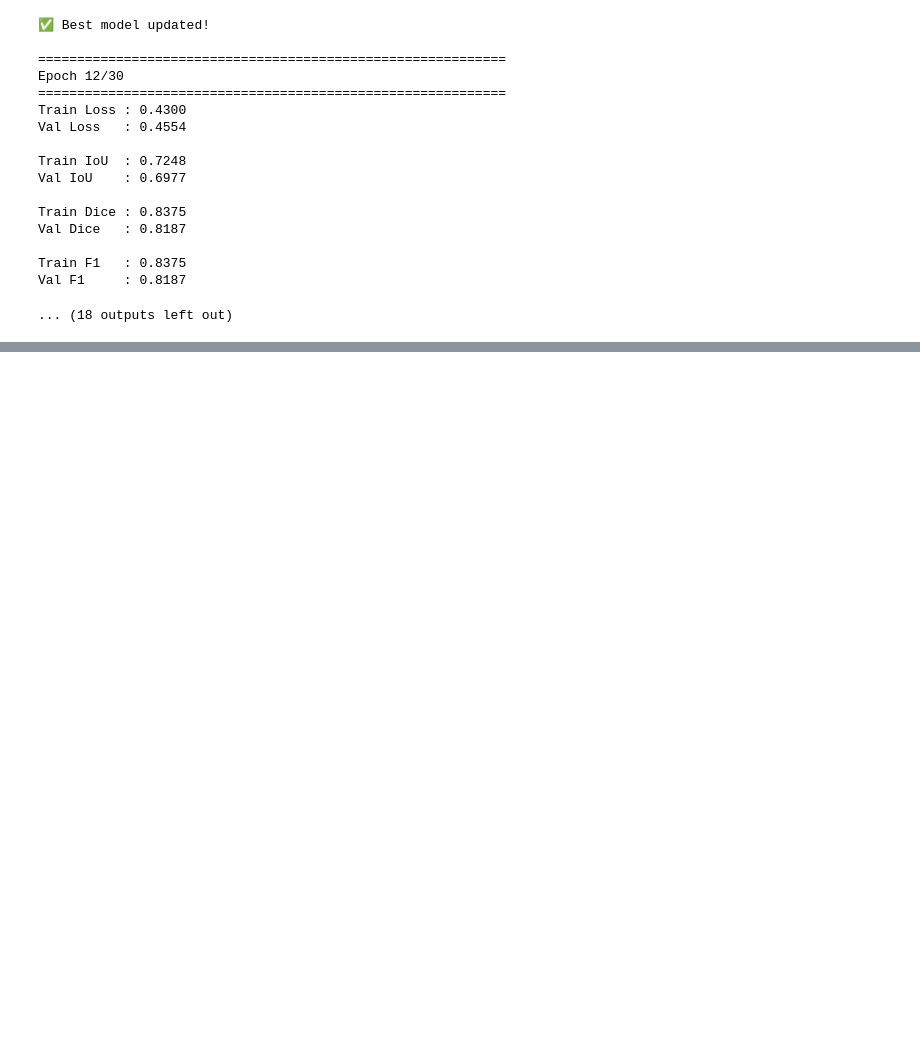
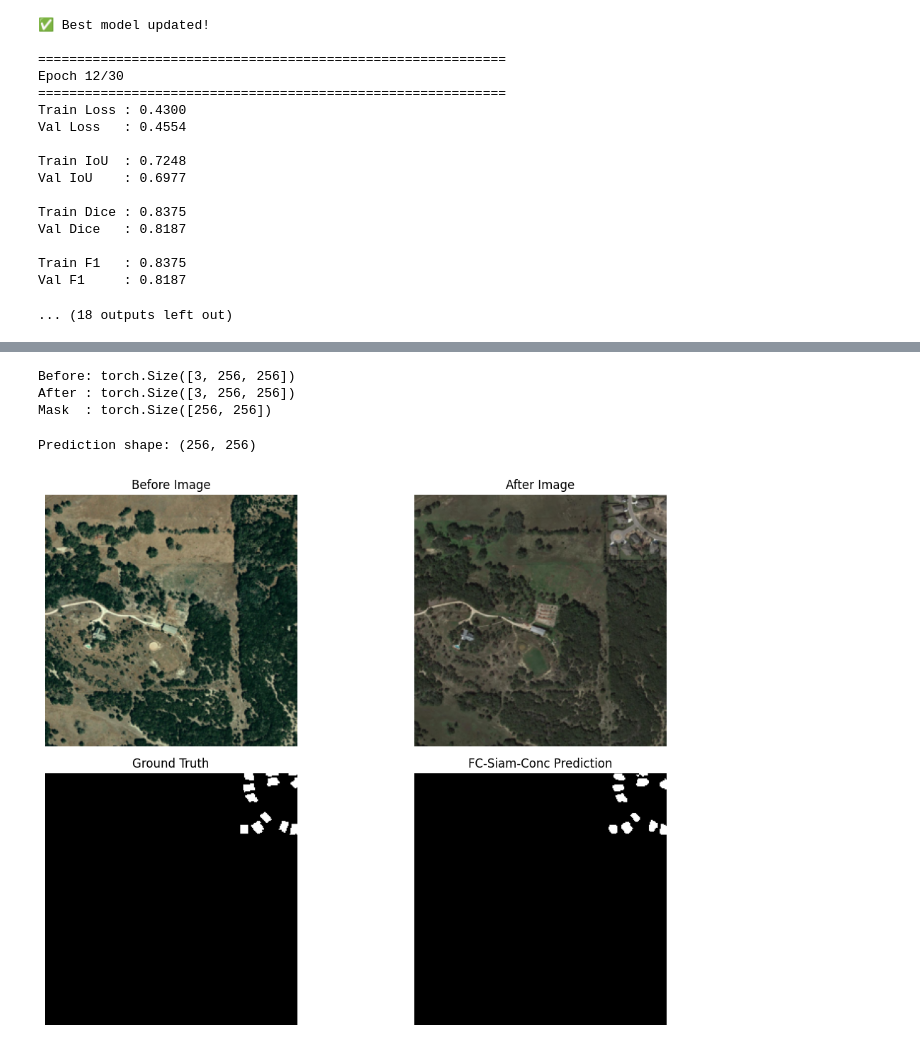
Before and after one commit to Balasrivatsa9102005/Satellite-Imagery-Detection-for-Disaster-Response, a Jupyter notebook: notebooks/04_Training the FC-Siam-Conc Model.ipynb, the cells around one changed output, grey strips where cells are left out. Drawn from its saved outputs; the diff is of its cells as text; code cells hidden in the pictures; blank space fills up the shorter version.

Commit message:
tested baseline model

```diff
--- a/notebooks/04_Training the FC-Siam-Conc Model.ipynb
+++ b/notebooks/04_Training the FC-Siam-Conc Model.ipynb
@@ -710,0 +793,36 @@ Val F1     : 0.8187
+# %%
+import matplotlib.pyplot as plt
+import torch
+import numpy as np
+
+before, after, mask = test_dataset[0]
+
+print("Before:", before.shape)
+print("After :", after.shape)
+print("Mask  :", mask.shape)
+# %% [output]
+Before: torch.Size([3, 256, 256])
+After : torch.Size([3, 256, 256])
+Mask  : torch.Size([256, 256])
+# %%
+model.eval()
+
+with torch.no_grad():
+
+    before_input = before.unsqueeze(0).to(DEVICE)
+    after_input = after.unsqueeze(0).to(DEVICE)
+
+    output = model(
+        before_input,
+        after_input
+    )
+
+    prediction = torch.sigmoid(output)
+
+    prediction = (prediction > 0.5).float()
+
+prediction = prediction.squeeze().cpu().numpy()
+
+print("Prediction shape:", prediction.shape)
+# %% [output]
+Prediction shape: (256, 256)
@@ -710,0 +858,27 @@ Val F1     : 0.8187
+# %%
+plt.figure(figsize=(12, 8))
+
+plt.subplot(2, 2, 1)
+plt.imshow(before_image)
+plt.title("Before Image")
+plt.axis("off")
+
+plt.subplot(2, 2, 2)
+plt.imshow(after_image)
+plt.title("After Image")
+plt.axis("off")
+
+plt.subplot(2, 2, 3)
+plt.imshow(ground_truth, cmap="gray")
+plt.title("Ground Truth")
+plt.axis("off")
+
+plt.subplot(2, 2, 4)
+plt.imshow(prediction, cmap="gray")
+plt.title("FC-Siam-Conc Prediction")
+plt.axis("off")
+
+plt.tight_layout()
+plt.show()
+# %% [output]
+[figure, added]
```
Also changed, not shown: parts of 8 cells of this notebook.
